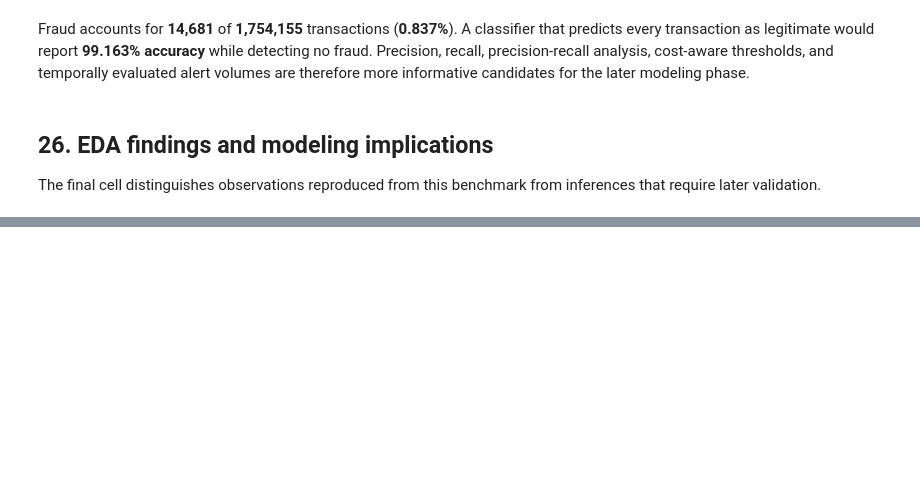
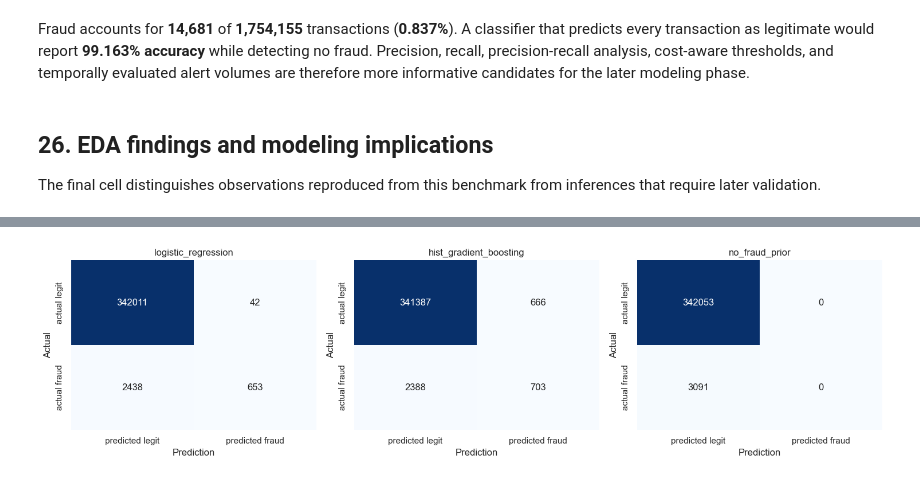
Before and after one commit to PolarScorpion/data-science-in-cyber, a Jupyter notebook: notebooks/main_analysis.ipynb, the cells around one changed output, grey strips where cells are left out. Saved outputs shown, nothing was run; the diff lists cells and outputs as text; code cells hidden in the pictures; blank space fills up the shorter version.

```diff
--- a/notebooks/main_analysis.ipynb
+++ b/notebooks/main_analysis.ipynb
@@ -883,0 +1105,31 @@ display(Markdown(
+# %%
+confusion_models = baseline_result.test_metrics.index.tolist()
+fig, axes = plt.subplots(1, len(confusion_models), figsize=(5 * len(confusion_models), 4))
+if len(confusion_models) == 1:
+    axes = [axes]
+
+for ax, model_name in zip(axes, confusion_models):
+    row = baseline_result.test_metrics.loc[model_name]
+    matrix = np.array([
+        [row['true_negatives'], row['false_positives']],
+        [row['false_negatives'], row['true_positives']],
+    ], dtype=int)
+    sns.heatmap(
+        matrix,
+        annot=True,
+        fmt='d',
+        cmap='Blues',
+        cbar=False,
+        xticklabels=['predicted legit', 'predicted fraud'],
+        yticklabels=['actual legit', 'actual fraud'],
+        ax=ax,
+    )
+    ax.set_title(model_name)
+    ax.set_xlabel('Prediction')
+    ax.set_ylabel('Actual')
+
+fig.tight_layout()
+save_figure(fig, figures_dir / 'baseline_confusion_matrices.png')
+plt.show()
+# %% [output]
+[figure, added]
```
Also changed, not shown: parts of 19 cells of this notebook, 14 other files.
